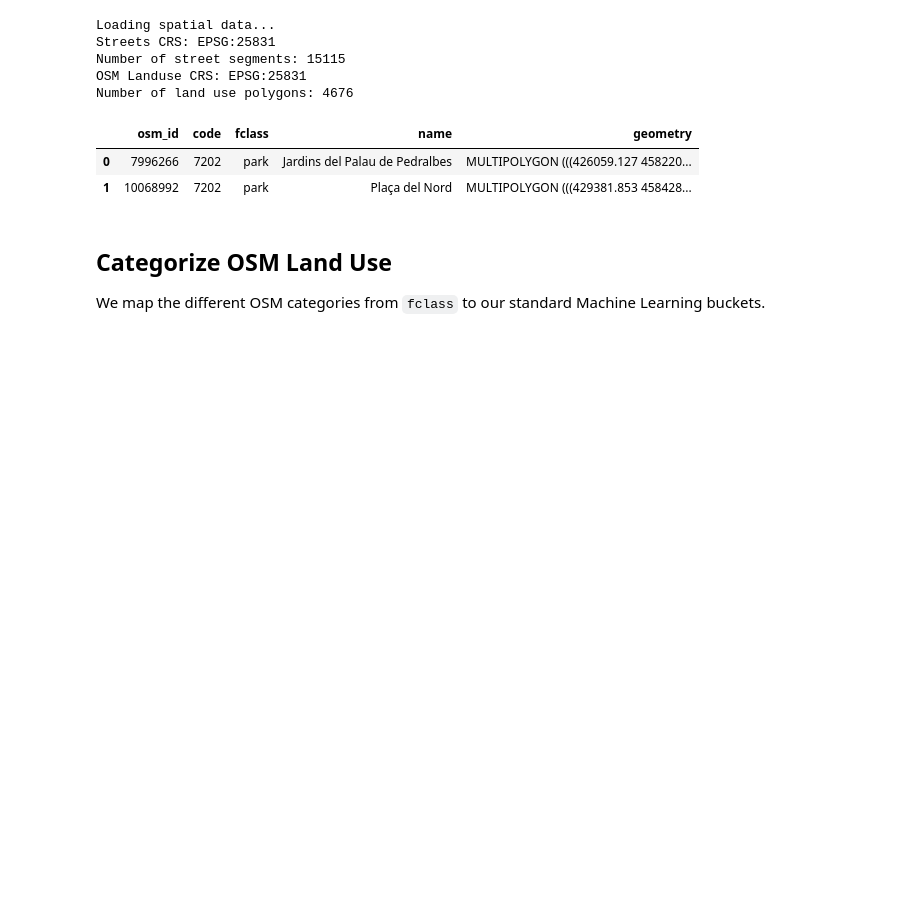
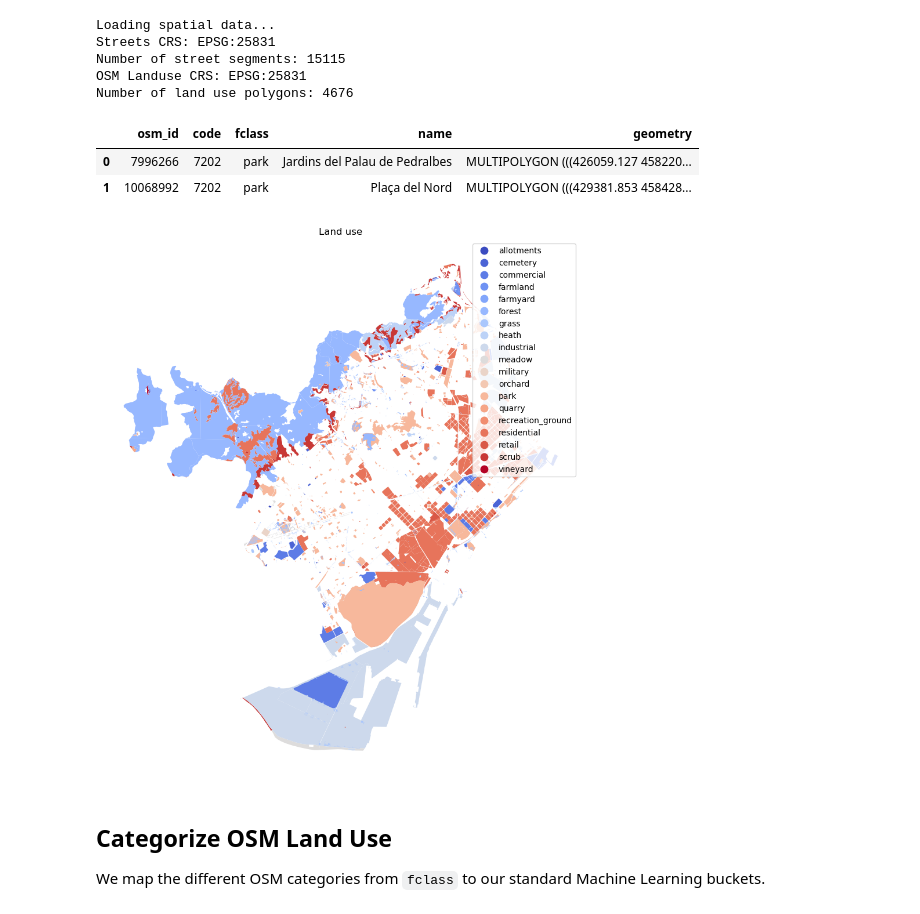
Before and after one commit to AndreaCutroni/ML-Noise-Prediction, a Jupyter notebook: notebooks/osm/OSM_landuse.ipynb, the cells around one changed output. Drawn from its saved outputs; the diff is of its cells as text; code cells hidden in the pictures; blank space fills up the shorter version.

```diff
--- a/notebooks/osm/OSM_landuse.ipynb
+++ b/notebooks/osm/OSM_landuse.ipynb
@@ -33,6 +33,12 @@ Number of land use polygons: 4676
 |  | osm_id | code | fclass | name | geometry |
 | 0 | 7996266 | 7202 | park | Jardins del Palau de Pedralbes | MULTIPOLYGON (((426059.127 458220... |
 | 1 | 10068992 | 7202 | park | Plaça del Nord | MULTIPOLYGON (((429381.853 458428... |
+# %%
+ax = osm_landuse.plot(cmap="coolwarm", column='fclass', linewidth=0.5, legend=True, figsize=(12, 12))
+ax.set_title('Land use')
+ax.set_axis_off()
+# %% [output]
+[figure, added]
 # %% [markdown]
 ## Categorize OSM Land Use
 We map the different OSM categories from `fclass` to our standard Machine Learning buckets.
```
Also changed, not shown: 6 other files.
